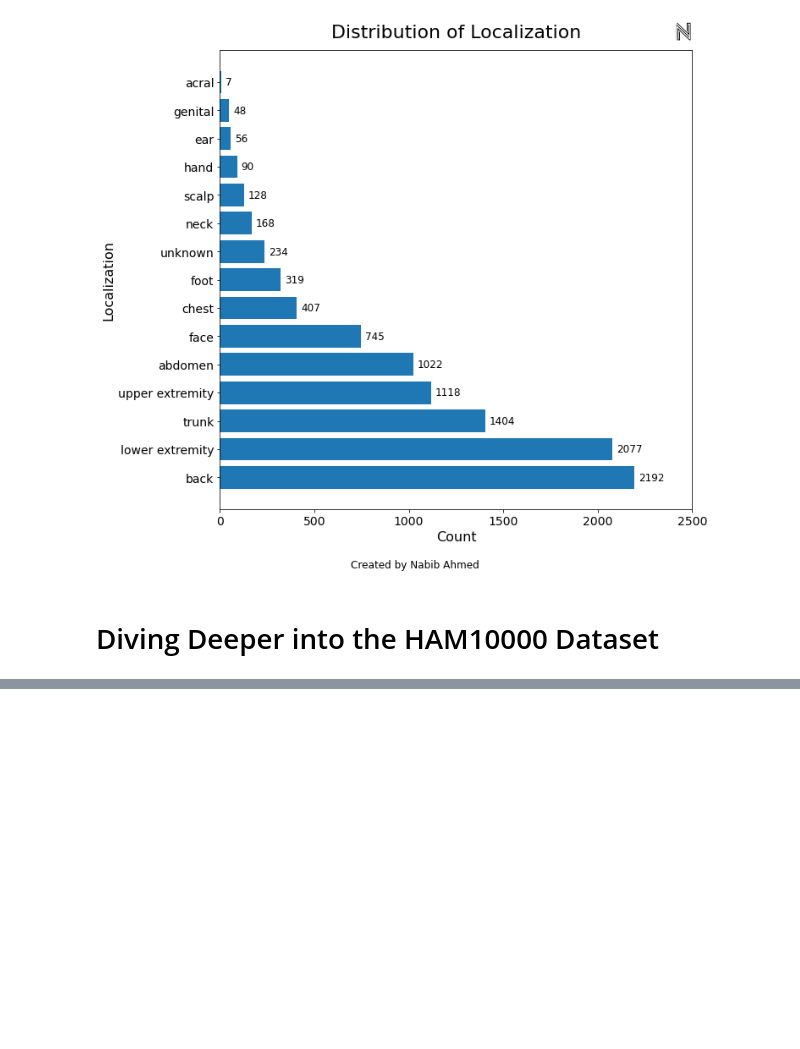
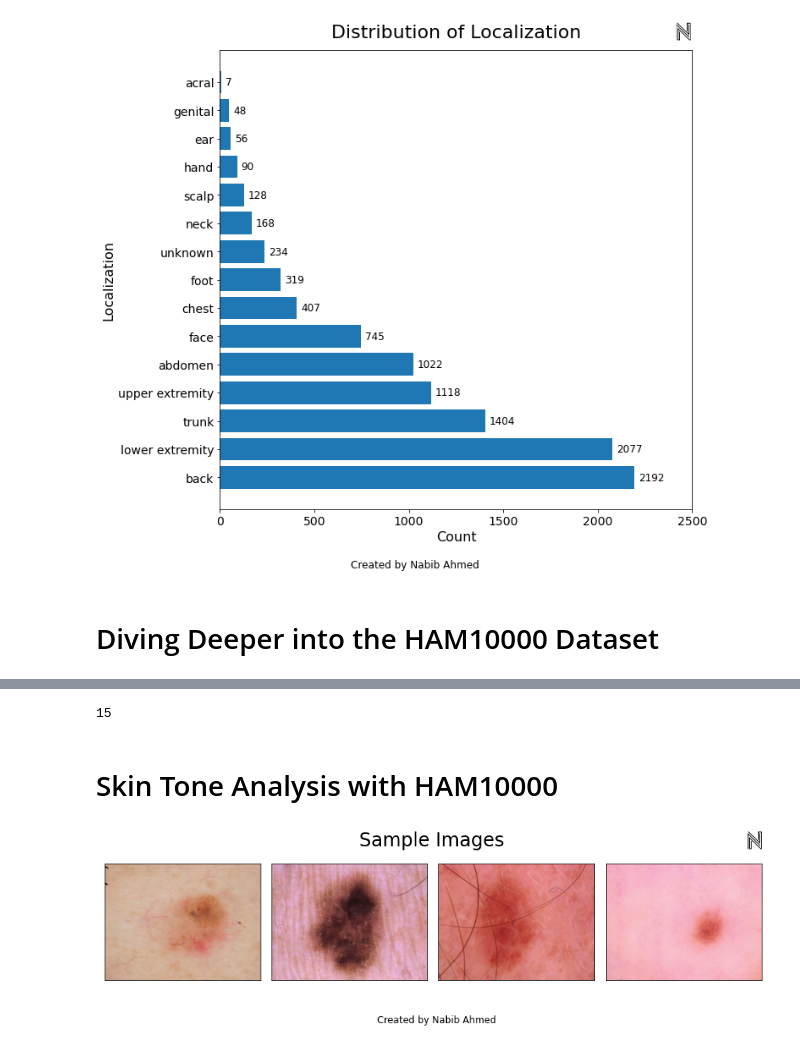
Before and after one commit to nahmed3536/HAM10000, a Jupyter notebook: articles/HAM10000.ipynb, the cells around one changed output, grey strips where cells are left out. Drawn from its saved outputs; the diff is of its cells as text; code cells hidden in the pictures; blank space fills up the shorter version.

```diff
--- a/articles/HAM10000.ipynb
+++ b/articles/HAM10000.ipynb
@@ -202,7 +202,7 @@ import numpy as np
 import matplotlib.pyplot as plt
 from matplotlib.image import imread
 # %%
-def plot_one_image(id: str) -> None:
+def plot_one_image(id: str, visualize: bool = True) -> None:
     # get path to the image
     path = image_path(id)
 
@@ -210,8 +210,11 @@ def plot_one_image(id: str) -> None:
     img = imread(path)
 
     # plot the image
-    f = plt.figure()
-    plt.imshow(img)
+    if visualize:
+        f = plt.figure()
+        plt.imshow(img)
 
-plot_one_image("0025030")
+    return img
+
+plot_one_image("0025030", True)
 # %% [output]
@@ -587,0 +864,6 @@ localization_distribution(save = True)
+# %%
+len(metadata_df["localization"].value_counts())
+# %% [output]
+15
+# %% [markdown]
+# Skin Tone Analysis with HAM10000
@@ -587,0 +872,42 @@ localization_distribution(save = True)
+# %%
+def sample_images(metadata_df = metadata_df, save: bool = False) -> None:
+    image_ids = [
+        "0024452",
+        "0024694",
+        "0024527",
+        "0024663"
+    ]
+
+    fig, axs = plt.subplots(1, len(image_ids), figsize=(12,4))
+
+    for i, _id in enumerate(image_ids):
+        # plot images
+        axs[i].imshow(plot_one_image(_id, False))
+
+        # remove tick marks
+        axs[i].get_xaxis().set_visible(False)
+        axs[i].get_yaxis().set_visible(False)
+
+    # spacing
+    fig.tight_layout()
+
+    # add title
+    fig.suptitle('Sample Images', y = 0.90, fontsize = 24)
+
+    # add Created by Nabib Ahmed
+    fig.text(0.42, 0.05, "Created by Nabib Ahmed", fontsize=12)
+
+    # add logo
+    logo = fig.add_axes([.91, .82, .08, .08], anchor='NE', zorder=2)
+    logo.imshow(LOGO)
+    logo.axis('off')
+
+    # save figure
+    name = "four_sample_images"
+    if save:
+        plt.savefig(f"{os.path.join(base_dir, 'output', name)}.png", dpi=300, bbox_inches = "tight")
+
+
+sample_images(save = True)
+# %% [output]
+[figure, added]
```
Also changed, not shown: parts of 20 cells of this notebook.
